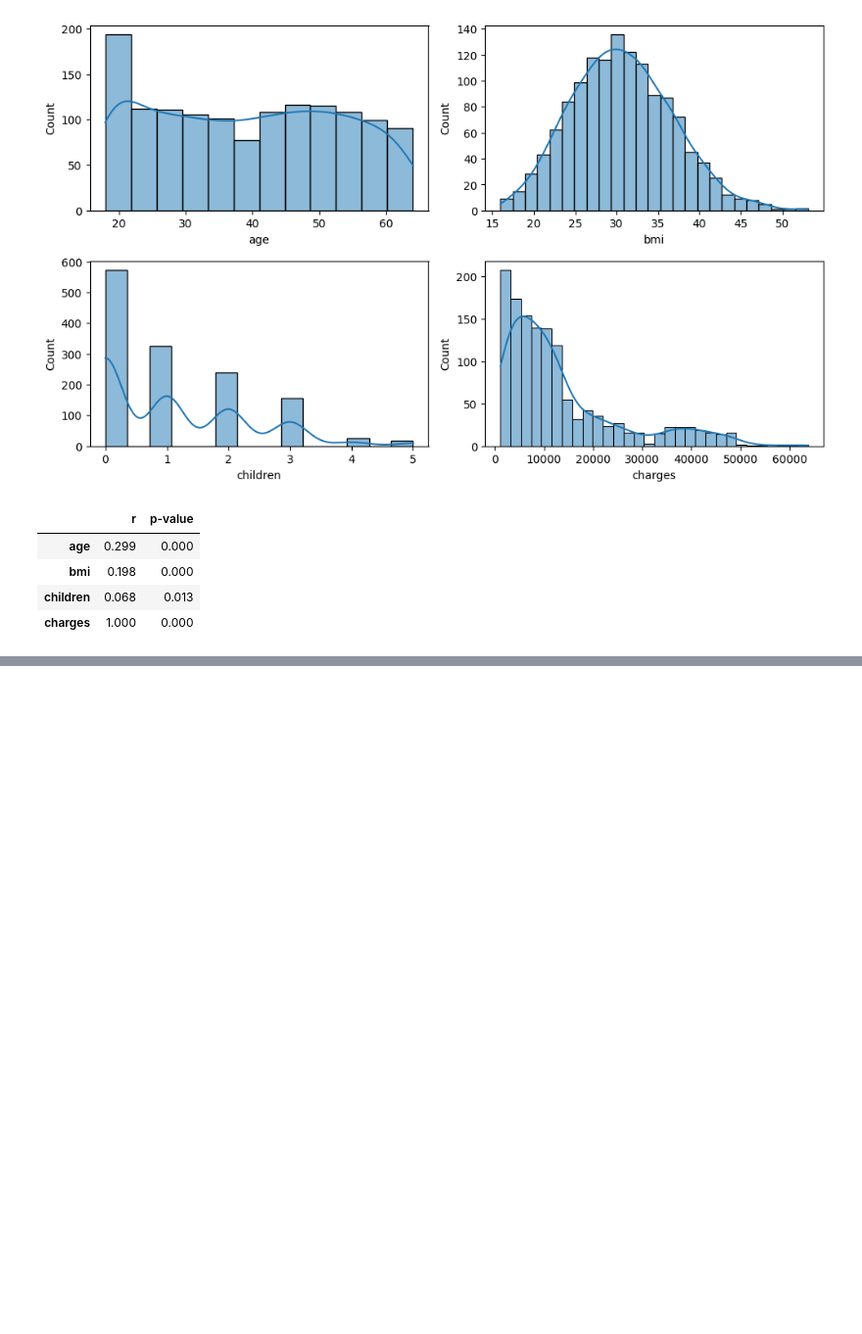
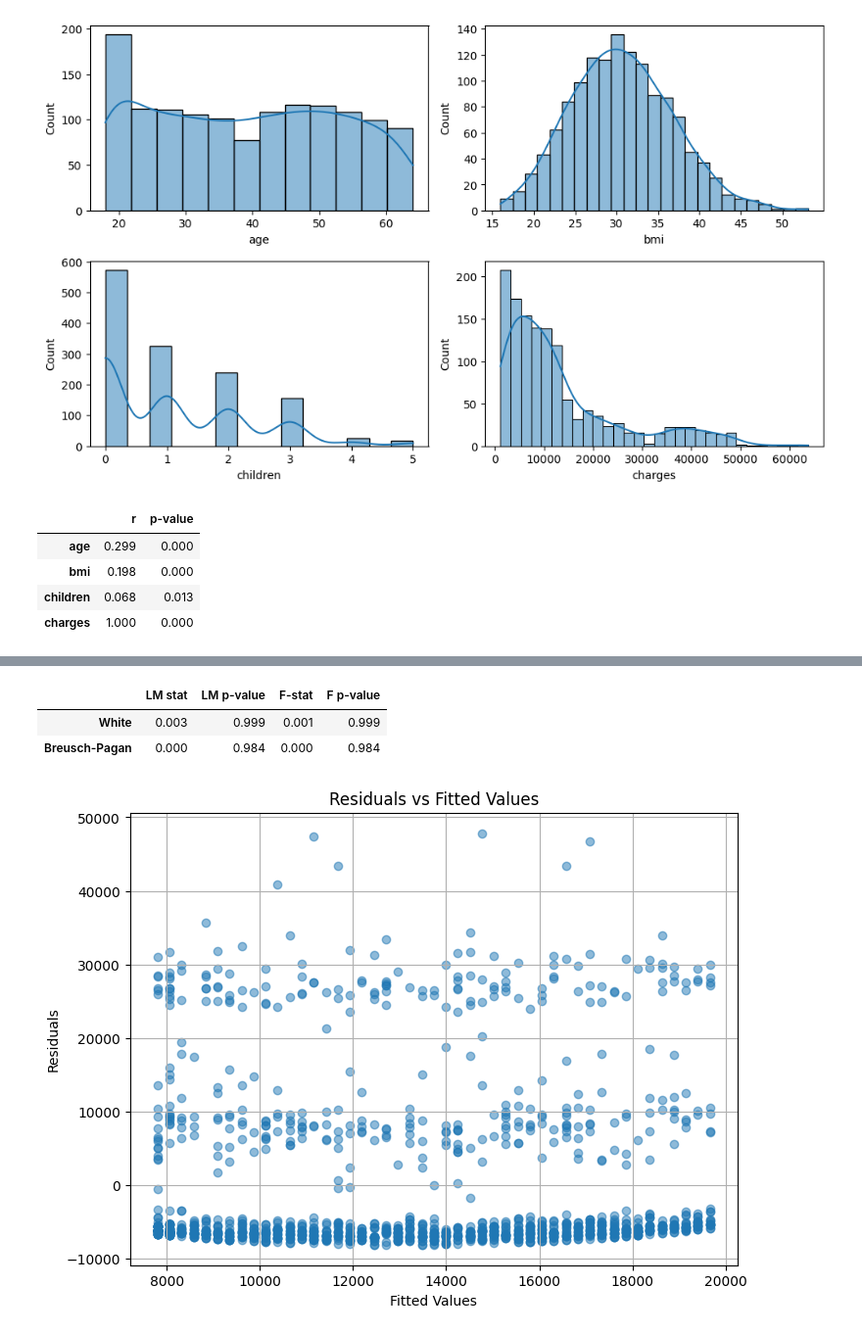
Before and after one commit to eghannoum/InsightCanvas, a Jupyter notebook: Exploratory Data Analysis (EDA) in Python.ipynb, the cells around one changed output, grey strips where cells are left out. Shown at 98% size. Saved outputs shown, nothing was run; the diff lists cells and outputs as text; code cells hidden in the pictures; blank space fills up the shorter version.

```diff
--- a/Exploratory Data Analysis (EDA) in Python.ipynb
+++ b/Exploratory Data Analysis (EDA) in Python.ipynb
@@ -124,0 +138,34 @@ correlation_with_target(df, target_variable)
+# %%
+from statsmodels.stats.diagnostic import het_breuschpagan
+from statsmodels.stats.diagnostic import het_white
+import pandas as pd
+import statsmodels.api as sm
+from statsmodels.formula.api import ols
+
+model = ols(formula='charges~age', data=df).fit()
+
+white_test = het_white(model.resid,  model.model.exog)
+bp_test = het_breuschpagan(model.resid, model.model.exog)
+
+output_df = pd.DataFrame(columns=['LM stat', 'LM p-value', 'F-stat', 'F p-value'])
+output_df.loc['White'] = white_test
+output_df.loc['Breusch-Pagan'] = bp_test
+
+output_df.round(3)
+# %% [output]
+|  | LM stat | LM p-value | F-stat | F p-value |
+| White | 0.003 | 0.999 | 0.001 | 0.999 |
+| Breusch-Pagan | 0.000 | 0.984 | 0.000 | 0.984 |
+# %%
+
+residuals = model.resid
+
+plt.figure(figsize=(8, 6))
+plt.scatter(model.fittedvalues, residuals, alpha=0.5)
+plt.title('Residuals vs Fitted Values')
+plt.xlabel('Fitted Values')
+plt.ylabel('Residuals')
+plt.grid(True)
+plt.show()
+# %% [output]
+[figure, added]
```
Also changed, not shown: parts of 1 cell of this notebook.
